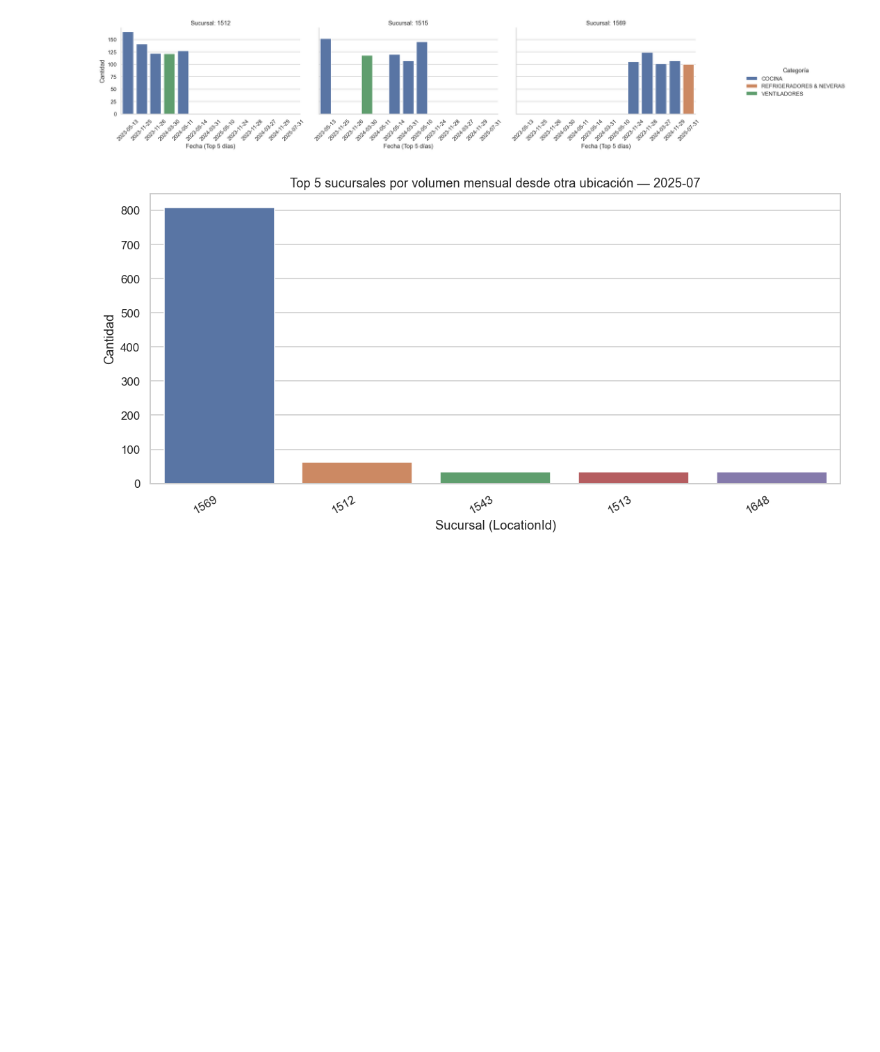
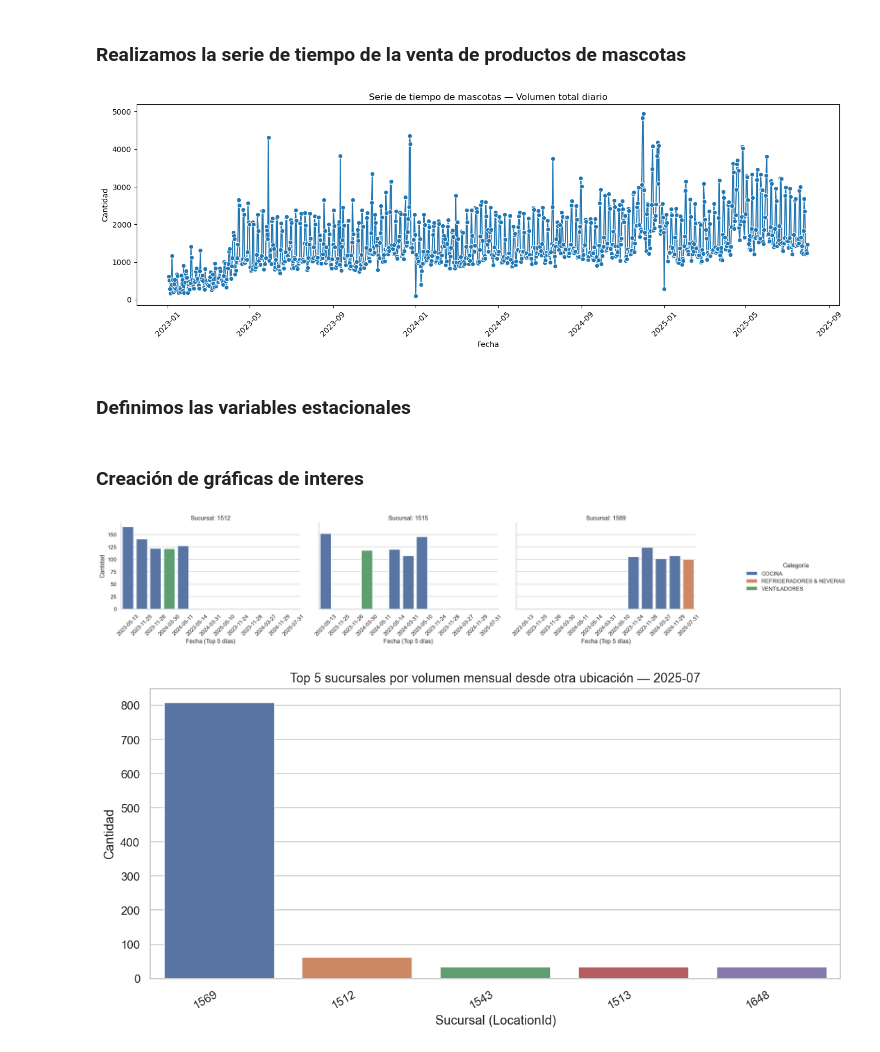
Before and after one commit to Marlonsz36/Prueba_Tecnica, a Jupyter notebook: notebooks/Insights.ipynb, the cells around one changed output. Drawn from its saved outputs; the diff is of its cells as text; code cells hidden in the pictures; blank space fills up the shorter version.

```diff
--- a/notebooks/Insights.ipynb
+++ b/notebooks/Insights.ipynb
@@ -54,3 +91,28 @@ df_aggmasc = mascotas.groupby(['Date', 'LocationId', 'LocationStockId','Category
+# %% [markdown]
+### Realizamos la serie de tiempo de la venta de productos de mascotas
+# %%
+df_aggmasc["Date"] = pd.to_datetime(df_aggmasc["Date"], errors="coerce")
+
+# 1) Serie de tiempo total (diaria)
+serie_total = (
+    df_aggmasc.groupby("Date", as_index=False)["Quantity"]
+              .sum()
+              .sort_values("Date")
+)
+
+plt.figure(figsize=(14, 5))
+sns.lineplot(data=serie_total, x="Date", y="Quantity", marker="o")
+plt.title("Serie de tiempo de mascotas — Volumen total diario")
+plt.xlabel("Fecha")
+plt.ylabel("Cantidad")
+plt.xticks(rotation=45)
+plt.tight_layout()
+plt.savefig("../output/images/mascota/serie_tiempo_total.png", bbox_inches="tight")
+plt.show()
+# %% [output]
+[figure, added]
+# %% [markdown]
+### Definimos las variables estacionales
 # %%
 festivos = pd.to_datetime(['2023-01-02', '2023-02-20', '2023-02-21', '2023-04-07','2023-05-01','2023-05-26','2023-08-11','2023-10-09','2023-11-02','2023-11-03','2023-12-25'
                            , '2024-01-01', '2024-02-12', '2024-02-23', '2024-03-29','2024-05-03','2024-05-24','2024-08-09','2024-10-11','2024-11-01','2024-11-04','2024-12-25',
@@ -92,5 +154,7 @@ df_aggmasc['ventas_rolling7'] = df_aggmasc['venta'].shift(1).rolling(window=7).m
 df_aggmasc = df_aggmasc.dropna().reset_index(drop=True)
 df_aggmasc.dropna(inplace=True)
+# %% [markdown]
+### Creación de gráficas de interes
 # %%
 # Configuración de estilo
 sns.set_theme(style="whitegrid", palette="muted")
```
Also changed, not shown: parts of 15 cells of this notebook, 34 other files.
